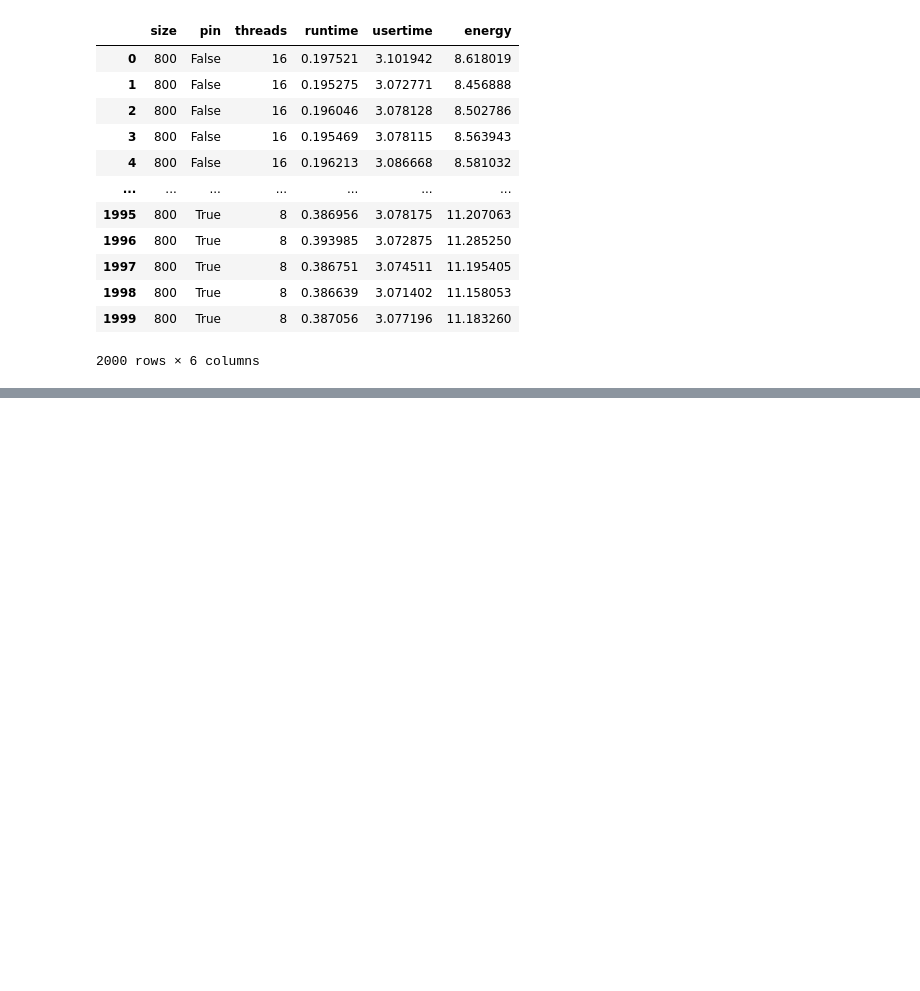
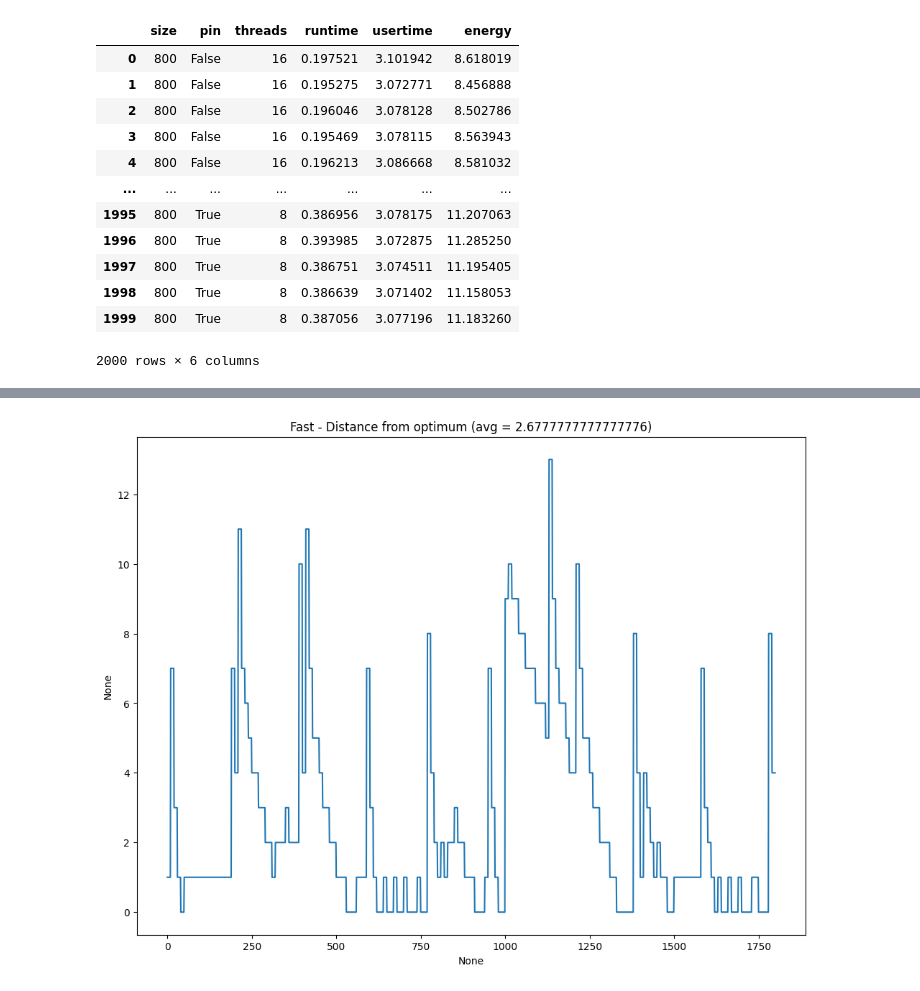
Before and after one commit to JordyAaldering/ecodynamic, a Jupyter notebook: adapt.ipynb, the cells around one changed output, grey strips where cells are left out. Cells and saved outputs as stored; diff of their text form; code cells hidden in the pictures; blank space fills up the shorter version.

```diff
--- a/adapt.ipynb
+++ b/adapt.ipynb
@@ -73,0 +74,8 @@ plt.show()
+# %%
+plt.figure(figsize=(12,9))
+dt = fast['threads'].sub(fast['optimum']).abs()
+sns.lineplot(x=fast.index, y=dt)
+plt.title(f'Fast - Distance from optimum (avg = {dt.sum() / len(dt)})')
+plt.show()
+# %% [output]
+[figure, added]
```
Also changed, not shown: parts of 4 cells of this notebook, 6 other files.
